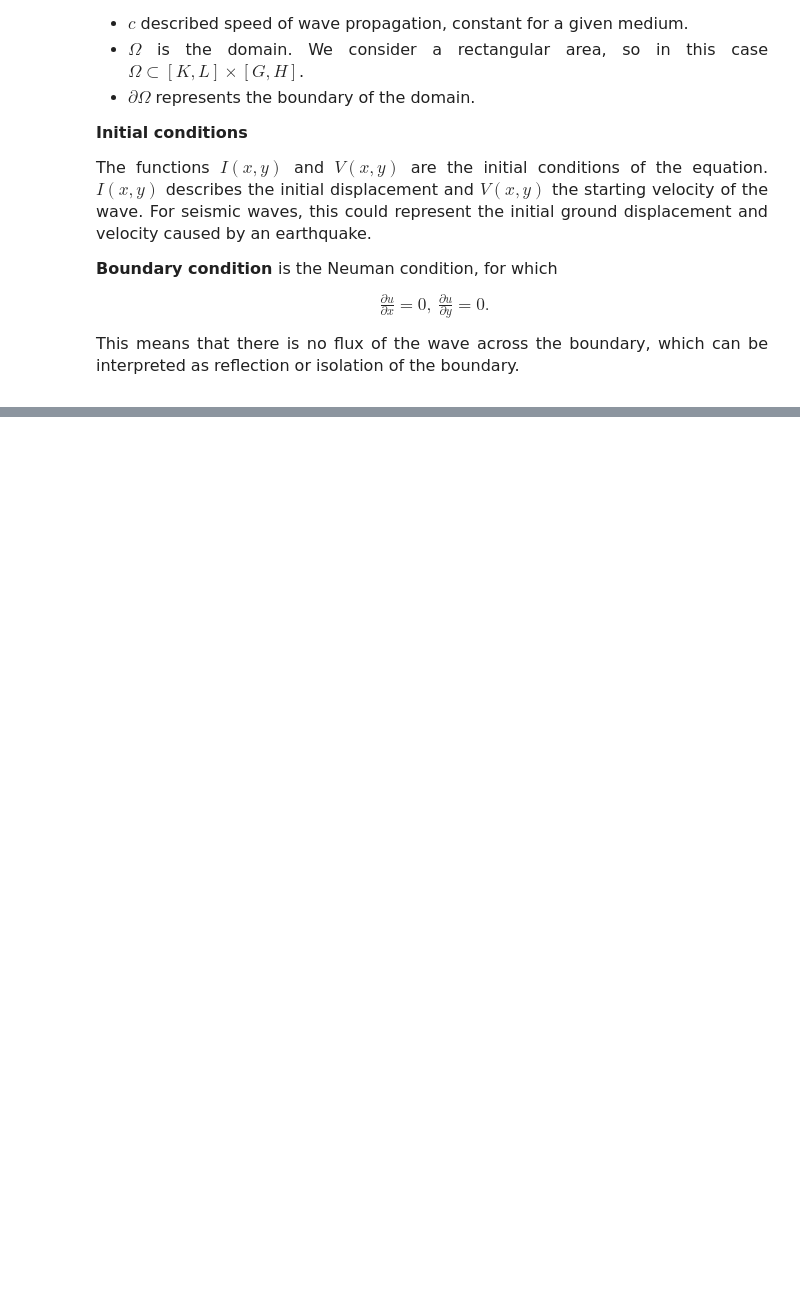
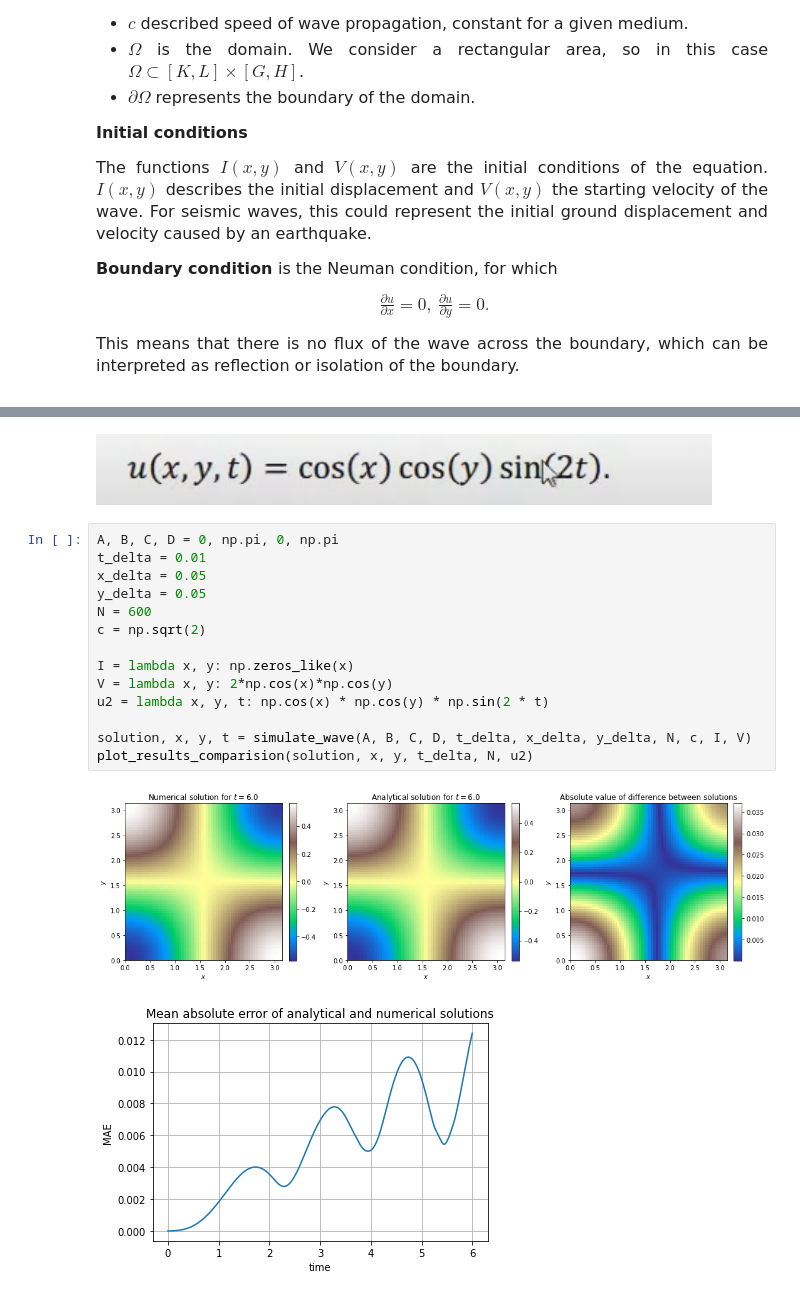
Before and after one commit to github-kamilk/Differential-equation, a Jupyter notebook: PDE_wave_equation.ipynb, the cells around one changed output, grey strips where cells are left out. Saved outputs shown, nothing was run; the diff lists cells and outputs as text; blank space fills up the shorter version.

```diff
--- a/PDE_wave_equation.ipynb
+++ b/PDE_wave_equation.ipynb
@@ -789,0 +1029,19 @@ MovieWriter ffmpeg unavailable; using Pillow instead.
+# %% [markdown]
+![image.png](attachment:image.png)
+# %%
+A, B, C, D = 0, np.pi, 0, np.pi
+t_delta = 0.01
+x_delta = 0.05
+y_delta = 0.05
+N = 600
+c = np.sqrt(2)
+
+I = lambda x, y: np.zeros_like(x)
+V = lambda x, y: 2*np.cos(x)*np.cos(y)
+u2 = lambda x, y, t: np.cos(x) * np.cos(y) * np.sin(2 * t)
+
+solution, x, y, t = simulate_wave(A, B, C, D, t_delta, x_delta, y_delta, N, c, I, V)
+plot_results_comparision(solution, x, y, t_delta, N, u2)
+# %% [output]
+[figure, added]
+[figure, added]
```
Also changed, not shown: parts of 57 cells of this notebook.
